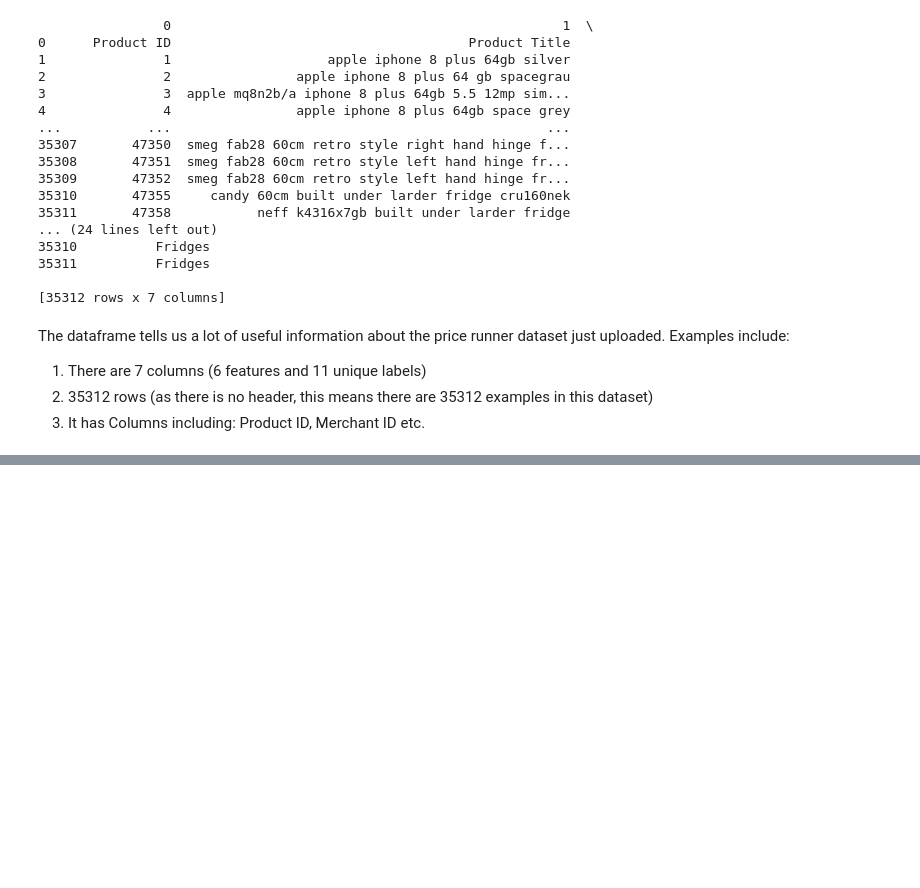
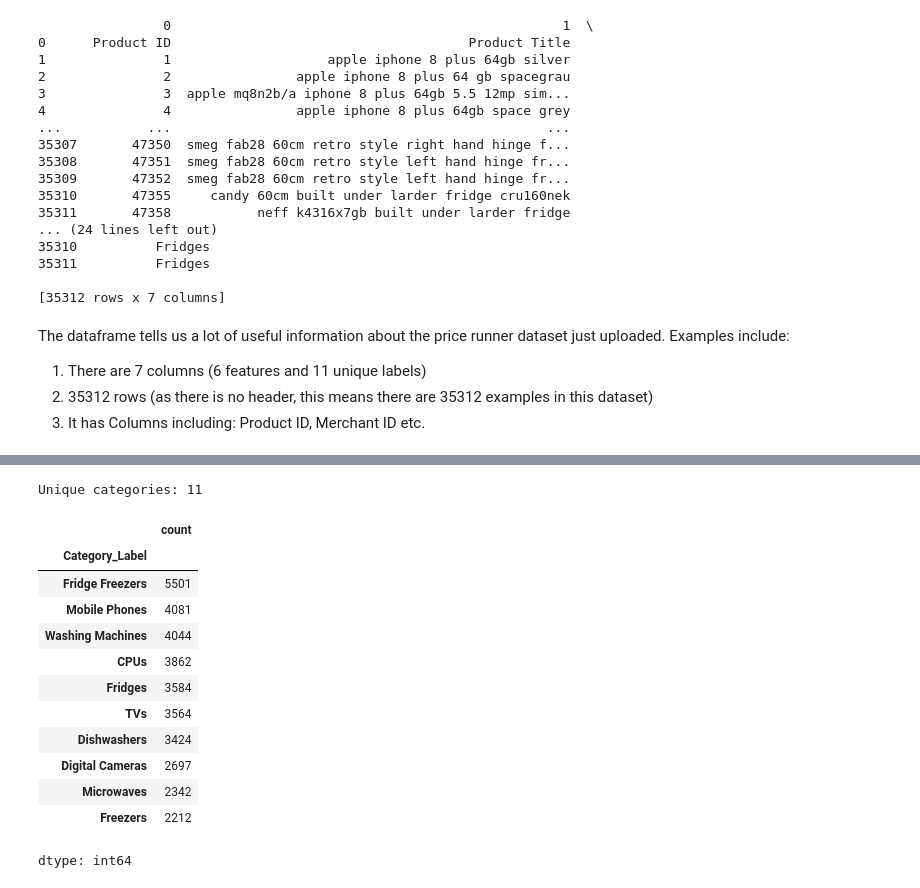
Before and after one commit to Forson12/CEM300-Natural-Language-Processing-Coursework, a Jupyter notebook: 2113122_CEM300_Natural_Language_Processing_Coursework.ipynb, the cells around one changed output, grey strips where cells are left out. Drawn from its saved outputs; the diff is of its cells as text; code cells hidden in the pictures; blank space fills up the shorter version.

```diff
--- a/2113122_CEM300_Natural_Language_Processing_Coursework.ipynb
+++ b/2113122_CEM300_Natural_Language_Processing_Coursework.ipynb
@@ -68,0 +90,10 @@ For this, I will convert the dataframe to an array to amke things cleaner and cl
+# %%
+# --- Rename columns ---
+product_df.columns = [
+    "Product_ID", "Product_Title", "Merchant_ID",
+    "Cluster_ID", "Cluster_Label", "Category_ID", "Category_Label"
+]
+
+# --- Check and handle missing values ---
+print(product_df.isnull().sum())
+product_df = product_df.dropna(subset=["Product_Title", "Category_Label"])
@@ -68,0 +114,23 @@ For this, I will convert the dataframe to an array to amke things cleaner and cl
+# %%
+# --- Normalise text (preprocessing) ---
+product_df["Product_Title"] = product_df["Product_Title"].astype(str).str.lower()
+product_df["Cluster_Label"] = product_df["Cluster_Label"].astype(str).str.lower()
+
+# --- Explore category distribution ---
+print("Unique categories:", product_df["Category_Label"].nunique())
+product_df["Category_Label"].value_counts().head(10)
+# %% [output]
+Unique categories: 11
+|  | count |
+| Category_Label |  |
+| Fridge Freezers | 5501 |
+| Mobile Phones | 4081 |
+| Washing Machines | 4044 |
+| CPUs | 3862 |
+| Fridges | 3584 |
+| TVs | 3564 |
+| Dishwashers | 3424 |
+| Digital Cameras | 2697 |
+| Microwaves | 2342 |
+| Freezers | 2212 |
+dtype: int64
```
Also changed, not shown: parts of 7 cells of this notebook.
